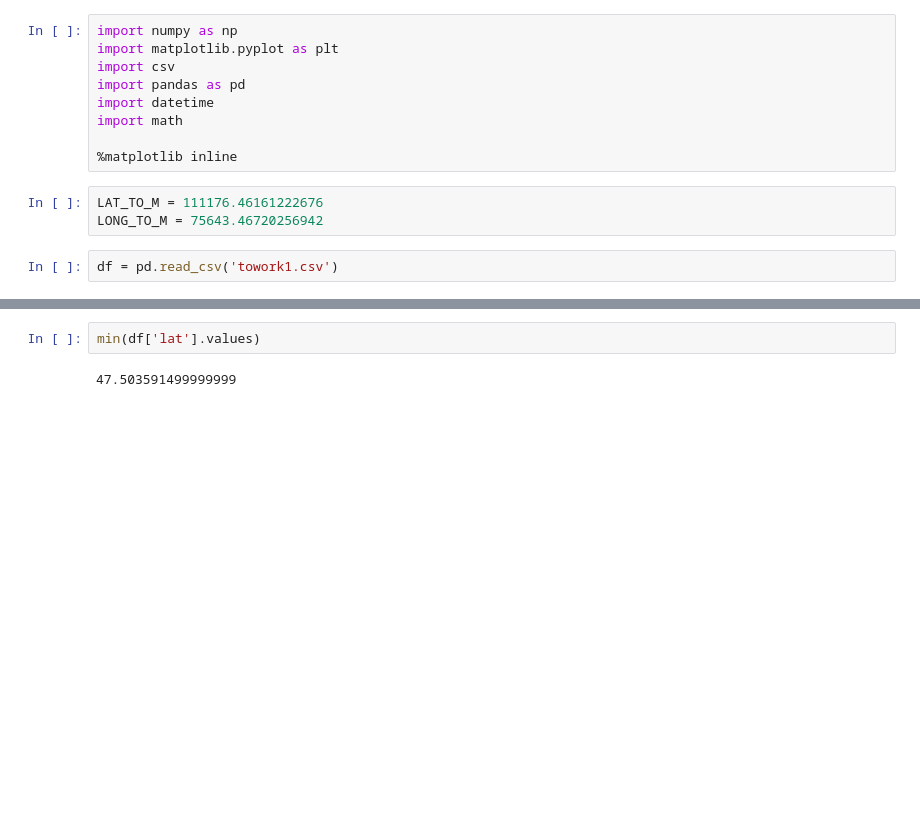
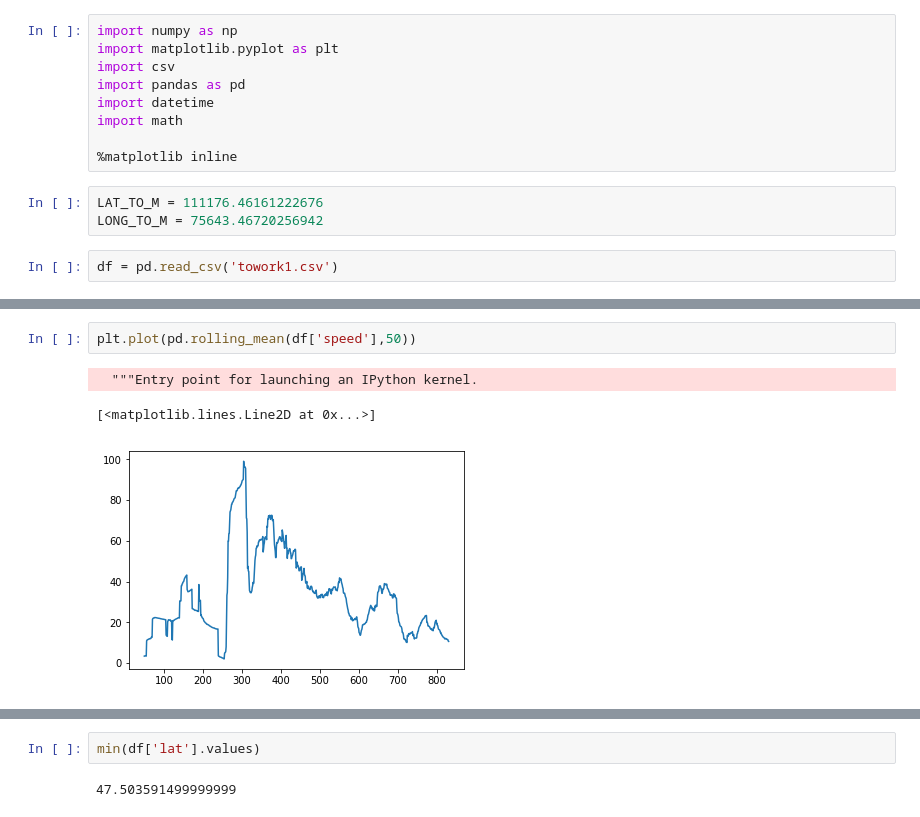
Before and after one commit to tempflip/kalman_filters, a Jupyter notebook: geo1_plot.ipynb, the cells around one changed output, grey strips where cells are left out. Saved outputs shown, nothing was run; the diff lists cells and outputs as text; blank space fills up the shorter version.

```diff
--- a/geo1_plot.ipynb
+++ b/geo1_plot.ipynb
@@ -74,2 +98,8 @@ plt.hist(df['speed'].values)
+# %%
+plt.plot(pd.rolling_mean(df['speed'],50))
+# %% [output]
+  """Entry point for launching an IPython kernel.
+[<matplotlib.lines.Line2D at 0x...>]
+[figure, added]
 # %%
 plt.figure(figsize=(15,15))
```
Also changed, not shown: parts of 9 cells of this notebook.
